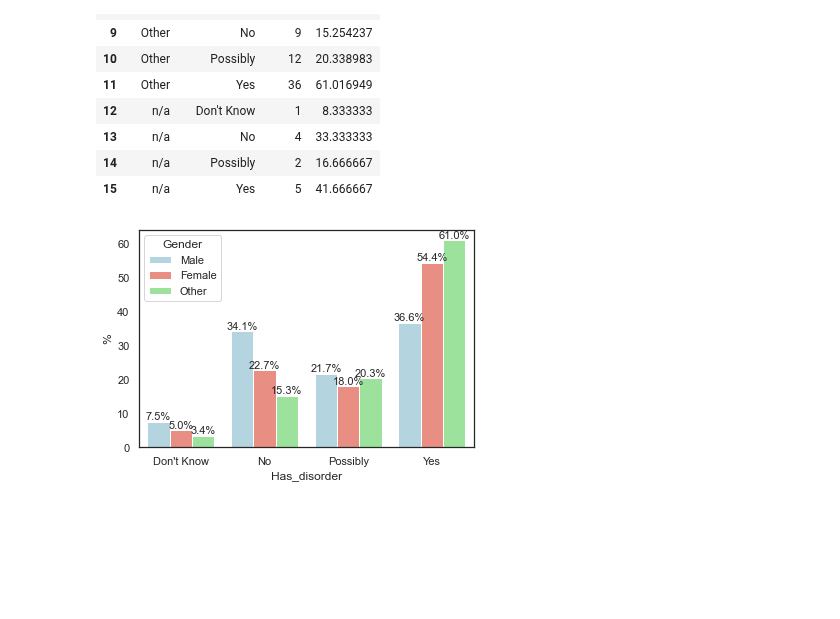
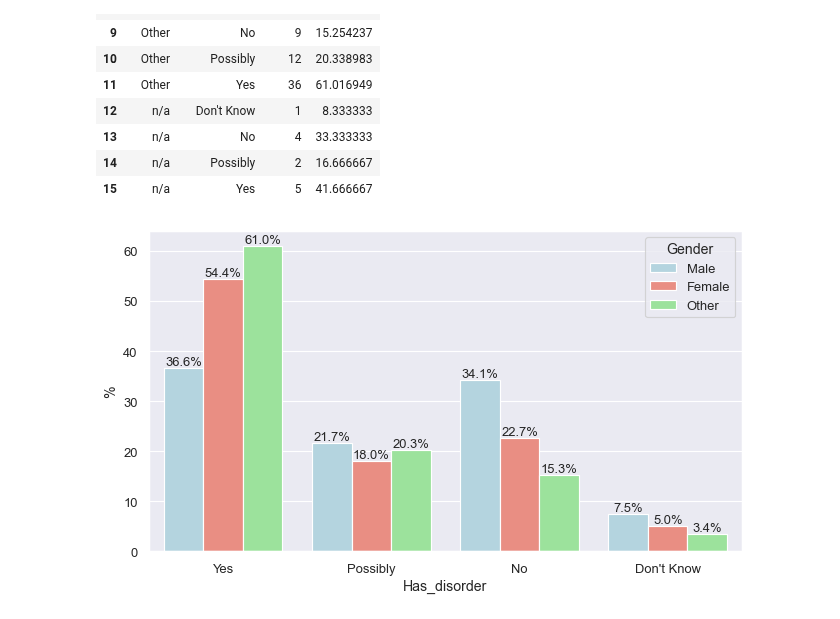
Before and after one commit to Selorikas/mental-health, a Jupyter notebook: mental-health.ipynb, the cells around one changed output. Saved outputs shown, nothing was run; the diff lists cells and outputs as text; code cells hidden in the pictures; blank space fills up the shorter version.

```diff
--- a/mental-health.ipynb
+++ b/mental-health.ipynb
@@ -12,7 +12,9 @@ import numpy as np
 import pandas as pd
 import matplotlib.pyplot as plt
 import seaborn as sns
+%matplotlib inline
 sns.set(style='white')
+sns.set(rc={'figure.dpi':85, 'savefig.dpi':300}) # change figure.dpi to 300 when exporting figures
 pd.set_option('display.max_rows', None)
 pd.set_option('display.max_columns', None)
 pd.set_option('display.max_colwidth', None)
@@ -303,10 +304,11 @@ disorder_by_gender
 | 15 | n/a | Yes | 5 | 41.666667 |
 # %%
 # Status of mental disorder by gender, visualized
+plt.subplots(figsize=(9, 5))
 gender_disorder_barplot = sns.barplot(x = 'Has_disorder', y = '%', hue = 'Gender', data = disorder_by_gender, \
-    hue_order=['Male', 'Female', 'Other'], palette=['lightblue', 'salmon', 'lightgreen'])
+    order=['Yes', 'Possibly', 'No', 'Don\'t Know'], hue_order=['Male', 'Female', 'Other'], palette=['lightblue', 'salmon', 'lightgreen'])
 
 for container in gender_disorder_barplot.containers:
    gender_disorder_barplot.bar_label(container, fmt='%.1f%%', fontsize=11)
 # %% [output]
-[figure, old version]
+[figure, new version]
```
Also changed, not shown: parts of 5 cells of this notebook.
